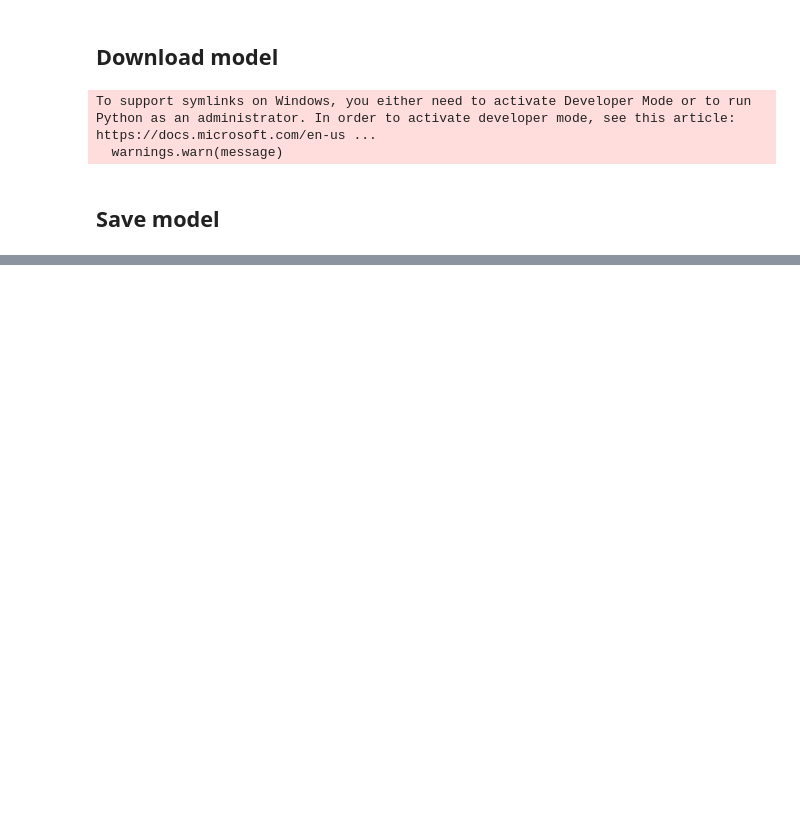
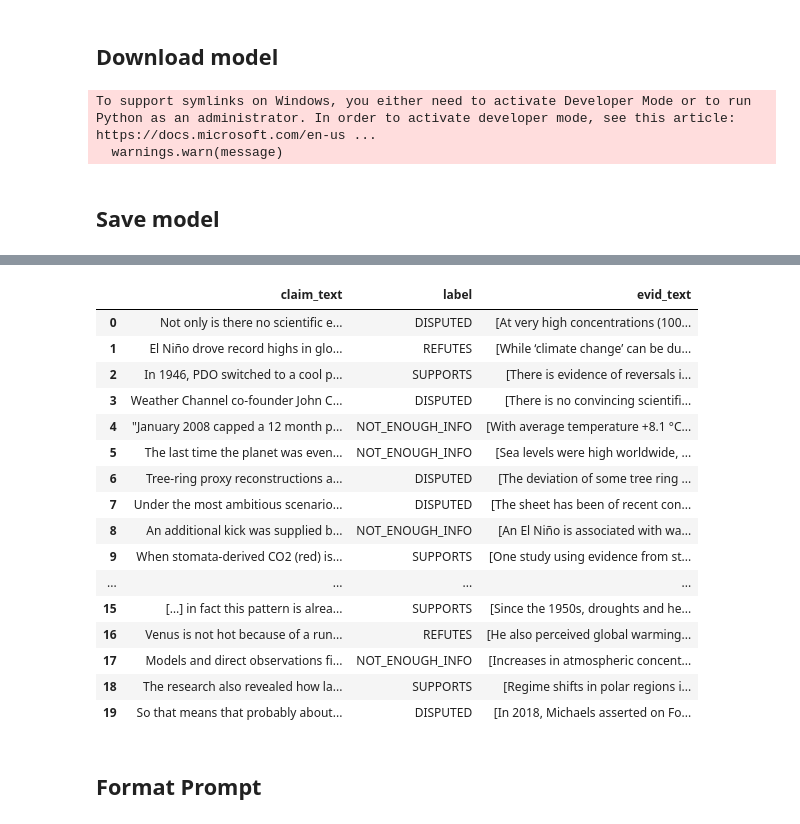
Before and after one commit to WeihaoLi-Tom/NLP_PRJ, a Jupyter notebook: models/meta-llama-3.2-1b-instruct.ipynb, the cells around one changed output, grey strips where cells are left out. Cells and saved outputs as stored; diff of their text form; code cells hidden in the pictures; blank space fills up the shorter version.

```diff
--- a/models/meta-llama-3.2-1b-instruct.ipynb
+++ b/models/meta-llama-3.2-1b-instruct.ipynb
@@ -40,0 +141,9 @@ Hello, how are you? I'd like to know if you have any questions or topics you'd l
+# %%
+# First, create a dictionary mapping evid_id to evid_text for faster lookup
+evid_dict = dict(zip(df_evid['evid_id'], df_evid['evid_text']))
+
+# Create a new column for evidence text
+df_train['evid_text'] = df_train['evid_ids'].apply(lambda x: [evid_dict[evid_id] for evid_id in x])
+
+# If you want to see the results
+print(df_train[['claim_text', 'label', 'evid_text']].head())
@@ -40,0 +164,23 @@ Hello, how are you? I'd like to know if you have any questions or topics you'd l
+# %%
+sample_df_train = df_train[['claim_text', 'label', 'evid_text']].head(20)
+sample_df_train
+# %% [output]
+|  | claim_text | label | evid_text |
+| 0 | Not only is there no scientific e... | DISPUTED | [At very high concentrations (100... |
+| 1 | El Niño drove record highs in glo... | REFUTES | [While ‘climate change’ can be du... |
+| 2 | In 1946, PDO switched to a cool p... | SUPPORTS | [There is evidence of reversals i... |
+| 3 | Weather Channel co-founder John C... | DISPUTED | [There is no convincing scientifi... |
+| 4 | "January 2008 capped a 12 month p... | NOT_ENOUGH_INFO | [With average temperature +8.1 °C... |
+| 5 | The last time the planet was even... | NOT_ENOUGH_INFO | [Sea levels were high worldwide, ... |
+| 6 | Tree-ring proxy reconstructions a... | DISPUTED | [The deviation of some tree ring ... |
+| 7 | Under the most ambitious scenario... | DISPUTED | [The sheet has been of recent con... |
+| 8 | An additional kick was supplied b... | NOT_ENOUGH_INFO | [An El Niño is associated with wa... |
+| 9 | When stomata-derived CO2 (red) is... | SUPPORTS | [One study using evidence from st... |
+| ... | ... | ... | ... |
+| 15 | […] in fact this pattern is alrea... | SUPPORTS | [Since the 1950s, droughts and he... |
+| 16 | Venus is not hot because of a run... | REFUTES | [He also perceived global warming... |
+| 17 | Models and direct observations fi... | NOT_ENOUGH_INFO | [Increases in atmospheric concent... |
+| 18 | The research also revealed how la... | SUPPORTS | [Regime shifts in polar regions i... |
+| 19 | So that means that probably about... | DISPUTED | [In 2018, Michaels asserted on Fo... |
+# %% [markdown]
+## Format Prompt ##
```
Also changed, not shown: parts of 11 cells of this notebook.
